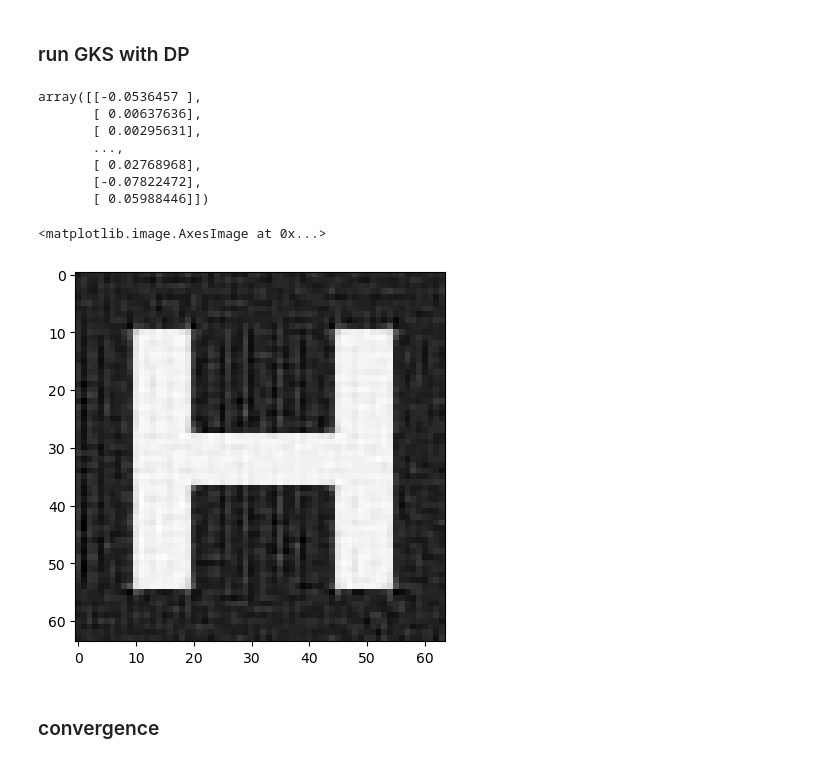
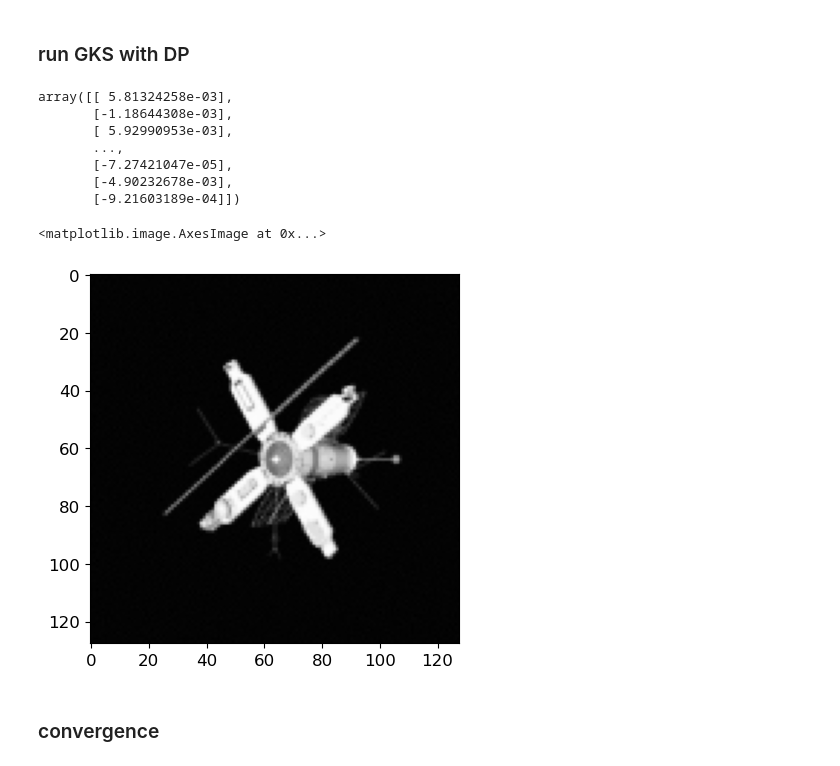
Before and after one commit to mpasha3/trips-py, a Jupyter notebook: test_GKSclass_satellite.ipynb, the cells around one changed output. Saved outputs shown, nothing was run; the diff lists cells and outputs as text; code cells hidden in the pictures.

```diff
--- a/test_GKSclass_satellite.ipynb
+++ b/test_GKSclass_satellite.ipynb
@@ -50,5 +67,5 @@ D2 = D @ D # second derivative operator
 # %%
-max_iters = 200
+max_iters = 30
 solver = GKSClass(projection_dim=3, regparam='gcv', dp_stop=False, tol=10**(-16))
-solver.run(blur_operator, b, D, iter = max_iters, x_true=x_true)
+solver.run(A, b_vec, D, iter = max_iters, x_true=x_true)
 # %% [output]
@@ -93,20 +110,20 @@ plt.scatter(range(len(solver.lambda_history)), solver.lambda_history, s=10)
 ### run GKS with DP
 # %%
 solver = GKSClass(projection_dim=3, regparam='dp', dp_stop=False, eta=1.01, delta=la.norm(e), tol=10**(-16))
-solver.run(blur_operator, b, D, iter=max_iters, x_true=x_true)
+solver.run(A, b_vec, D, iter=max_iters, x_true=x_true)
 # %% [output]
-array([[-0.0536457 ],
-       [ 0.00637636],
-       [ 0.00295631],
+array([[ 5.81324258e-03],
+       [-1.18644308e-03],
+       [ 5.92990953e-03],
        ...,
-       [ 0.02768968],
-       [-0.07822472],
-       [ 0.05988446]])
+       [-7.27421047e-05],
+       [-4.90232678e-03],
+       [-9.21603189e-04]])
 # %%
-plt.imshow(solver.x.reshape(64,64), cmap='Greys_r')
+plt.imshow(solver.x.reshape(imagesize_x,imagesize_y), cmap='Greys_r')
 # %% [output]
 <matplotlib.image.AxesImage at 0x...>
-[figure, old version]
+[figure, new version]
 # %% [markdown]
 ### convergence
 # %%
```
Also changed, not shown: parts of 24 cells of this notebook, 1 other file.
